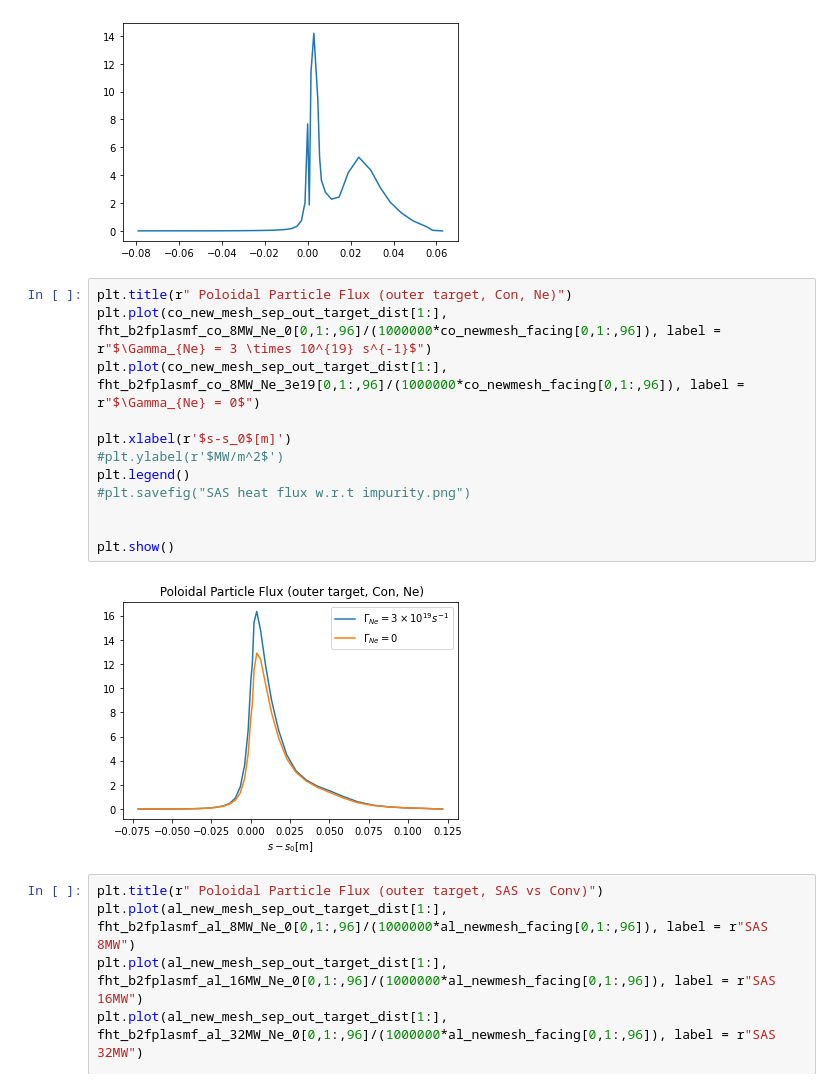
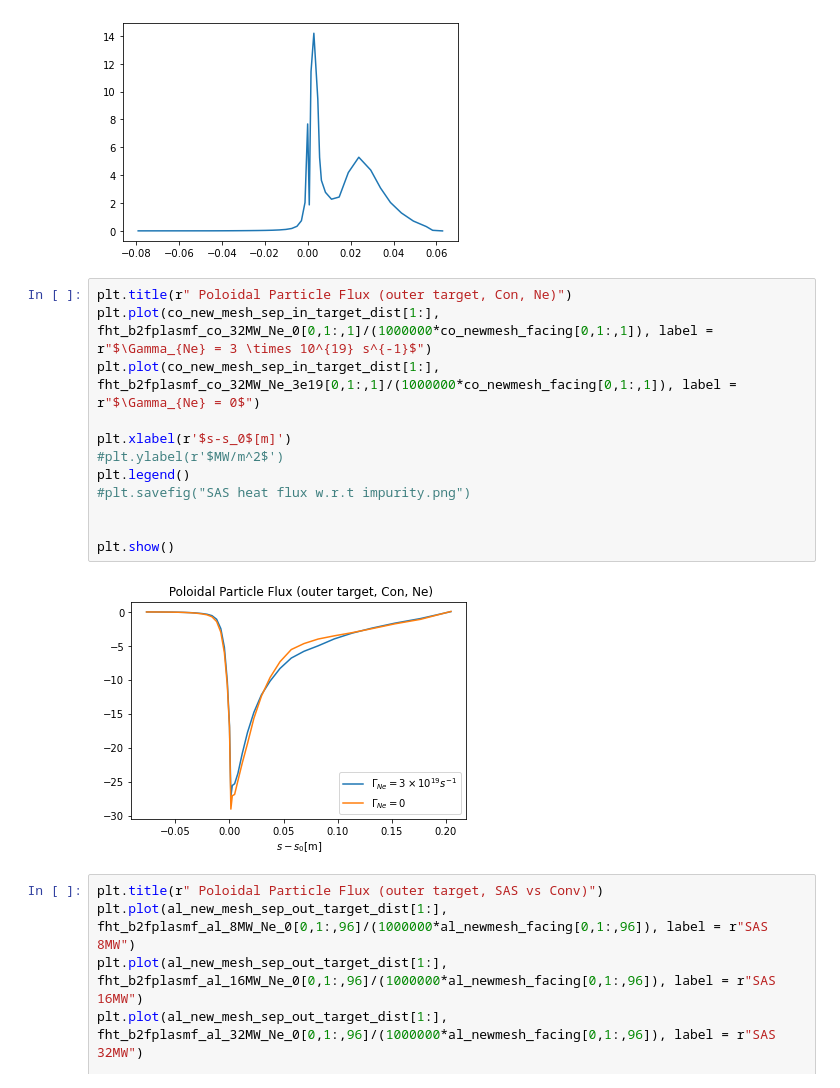
Before and after one commit to ChanYeongL/SOLPS-ITER_analysis, a Jupyter notebook: #new_analysis.ipynb, the cells around one changed output. Cells and saved outputs as stored; diff of their text form.

```diff
--- a/#new_analysis.ipynb
+++ b/#new_analysis.ipynb
@@ -496,18 +585,18 @@ plt.plot(al_new_mesh_sep_out_target_dist[1:], np.abs(fht_b2fplasmf_al_ng_32MW_Ne
 [figure]
 # %%
 plt.title(r" Poloidal Particle Flux (outer target, Con, Ne)")
-plt.plot(co_new_mesh_sep_out_target_dist[1:], fht_b2fplasmf_co_8MW_Ne_0[0,1:,96]/(1000000*co_newmesh_facing[0,1:,96]), label = r"$\Gamma_{Ne} = 3 \times 10^{19} s^{-1}$")
-plt.plot(co_new_mesh_sep_out_target_dist[1:], fht_b2fplasmf_co_8MW_Ne_3e19[0,1:,96]/(1000000*co_newmesh_facing[0,1:,96]), label = r"$\Gamma_{Ne} = 0$")
+plt.plot(co_new_mesh_sep_in_target_dist[1:], fht_b2fplasmf_co_32MW_Ne_0[0,1:,1]/(1000000*co_newmesh_facing[0,1:,1]), label = r"$\Gamma_{Ne} = 3 \times 10^{19} s^{-1}$")
+plt.plot(co_new_mesh_sep_in_target_dist[1:], fht_b2fplasmf_co_32MW_Ne_3e19[0,1:,1]/(1000000*co_newmesh_facing[0,1:,1]), label = r"$\Gamma_{Ne} = 0$")
 
 plt.xlabel(r'$s-s_0$[m]')
 #plt.ylabel(r'$MW/m^2$')
 plt.legend()
 #plt.savefig("SAS heat flux w.r.t impurity.png")
 
 
 plt.show()
 # %% [output]
-[figure, old version]
+[figure, new version]
 # %%
 plt.title(r" Poloidal Particle Flux (outer target, SAS vs Conv)")
 plt.plot(al_new_mesh_sep_out_target_dist[1:], fht_b2fplasmf_al_8MW_Ne_0[0,1:,96]/(1000000*al_newmesh_facing[0,1:,96]), label = r"SAS 8MW")
```
Also changed, not shown: parts of 14 cells of this notebook, 1 other file.
